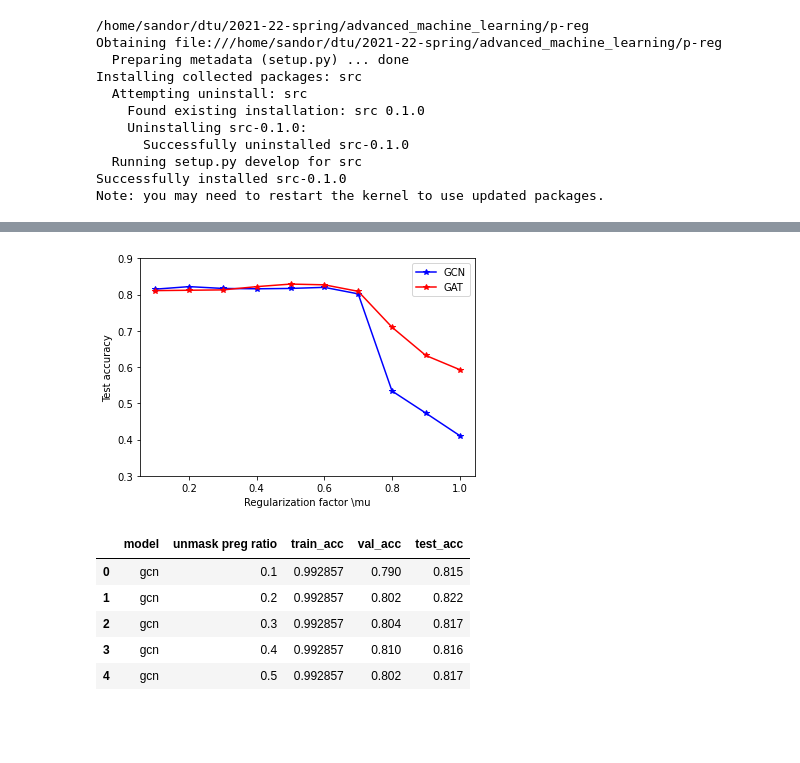
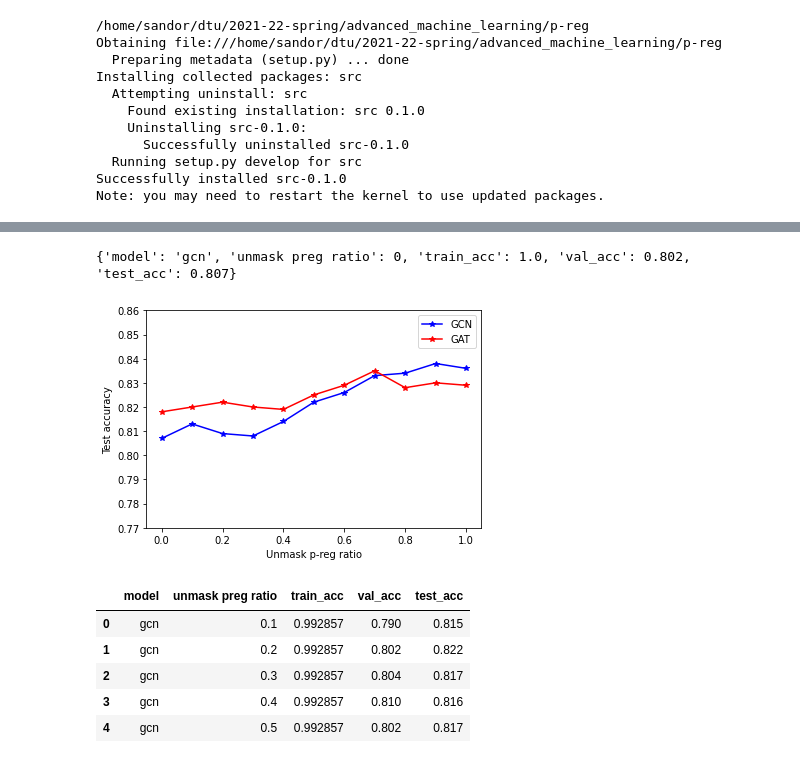
Before and after one commit to sandorfoldi/p-reg, a Jupyter notebook: notebooks/6.1-saf-fig2b.ipynb, the cells around one changed output, grey strips where cells are left out. Cells and saved outputs as stored; diff of their text form; code cells hidden in the pictures; blank space fills up the shorter version.

```diff
--- a/notebooks/6.1-saf-fig2b.ipynb
+++ b/notebooks/6.1-saf-fig2b.ipynb
@@ -104,20 +106,46 @@ for model_name in ('gcn', 'gat'):
+# %%
+# for model_name in ('gcn', 'gat'):
+mu = 0.7
+model_name = 'gcn'
+for alpha in  [0]:
+# for num_training_nodes in  tqdm([20, 40, 60, 80, 100]):
+    data = set_reg_mask(data, int(alpha*data.x.shape[0]))
+    loss_fn = make_preg_ce_ce(mu, A_hat)
+    torch.manual_seed(1)
+    random.seed(1)
+
+    if model_name == 'gcn':
+        model = model = GCN_fix_2layer_64hidden().to(device)
+    elif model_name == 'gat':
+        model = GAT(dataset=dataset, hidden_channels=32).to(device)
+
+    model = train_with_loss(model, data, loss_fn, num_epochs=200)
+    # gcn_model = train2(gcn_model, data)
+    acc = evaluate0(model, data)
+    # print(f'mu: {mu}, reg, Accuracy: {acc:.4f}')
+
+    train_acc, val_acc, test_acc = evaluate1(model, data)
+    metrics.append({'model': model_name, 'unmask preg ratio': alpha, 'train_acc': train_acc, 'val_acc': val_acc, 'test_acc': test_acc})
+    print(metrics[-1])
+# %% [output]
+{'model': 'gcn', 'unmask preg ratio': 0, 'train_acc': 1.0, 'val_acc': 0.802, 'test_acc': 0.807}
 # %%
-df = pd.DataFrame(metrics)
+# df = pd.DataFrame(metrics).sort_values(['unmask preg ratio'])
+# df = df_
 df.to_csv('reports/figures/fig2b.csv')
 fig, ax = plt.subplots()
 
 filt = (df['model'] == 'gcn')
 ax.plot(df[filt]['unmask preg ratio'], df[filt]['test_acc'], '-*b', label='GCN')
 
 filt = (df['model'] == 'gat')
 ax.plot(df[filt]['unmask preg ratio'], df[filt]['test_acc'], '-*r', label='GAT')
 
-ax.set(ylim=(.3, .9), xlabel='Regularization factor \mu', ylabel='Test accuracy')
+ax.set(ylim=(.77, .86), xlabel='Unmask p-reg ratio', ylabel='Test accuracy')
 ax.legend()
 plt.show()
-plt.show()
 # %% [output]
-[figure, old version]
+[figure, new version]
 # %%
 df.head()
 # %% [output]
```
Also changed, not shown: parts of 7 cells of this notebook, 24 other files.
